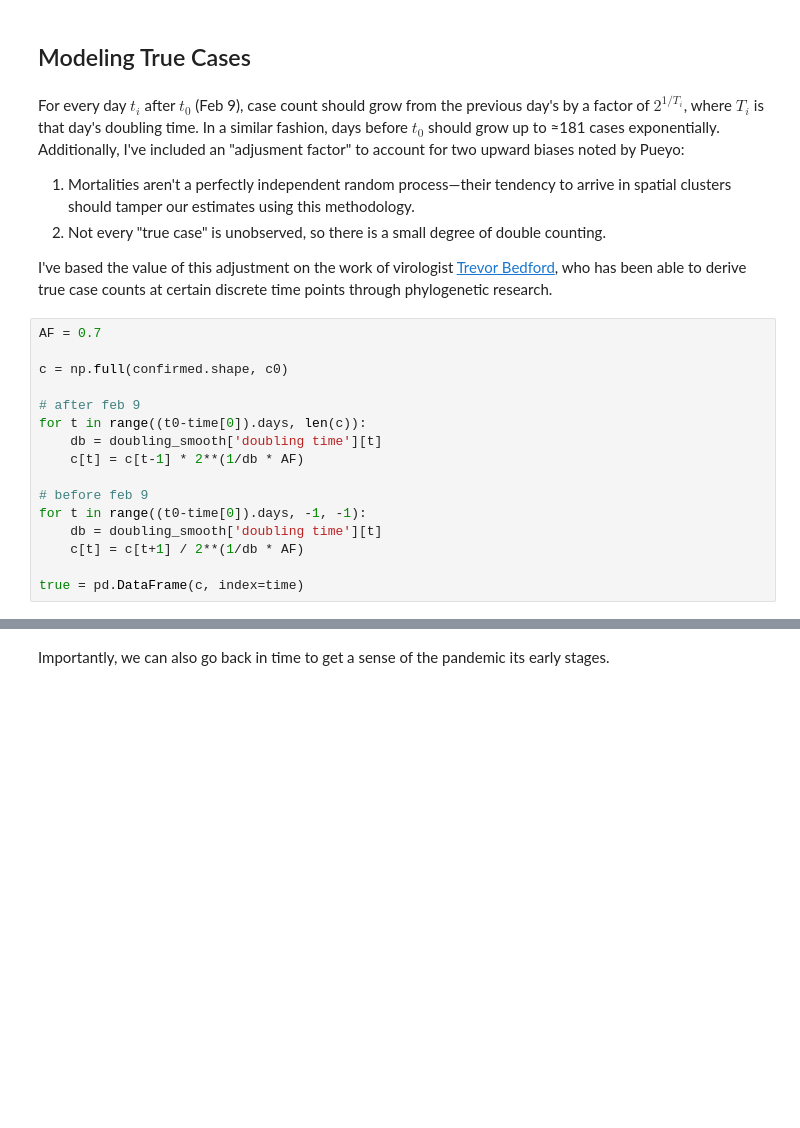
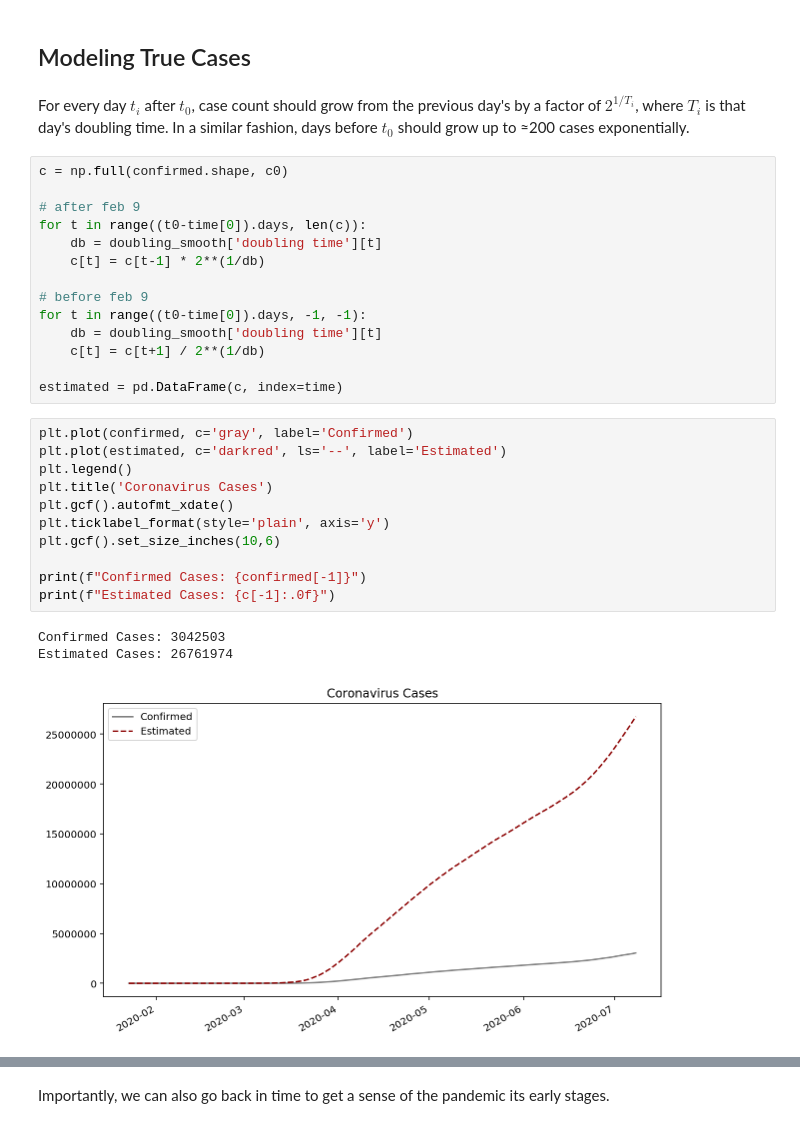
Before and after one commit to KartikChugh/COVID-Case-Estimation, a Jupyter notebook: notebook.ipynb, the cells around one changed output, grey strips where cells are left out. Saved outputs shown, nothing was run; the diff lists cells and outputs as text; blank space fills up the shorter version.

```diff
--- a/notebook.ipynb
+++ b/notebook.ipynb
@@ -147,26 +122,35 @@ Compare this to the known case count of 2 at the time, and we begin to understan
 From Feb 9, we can propagate forward the true growth of the virus using the doubling time data generated above, as well as estimate cases prior to that date.
 # %% [markdown]
 ## Modeling True Cases
-# %% [markdown]
-For every day $ t_i $ after $ t_0 $ (Feb 9), case count should grow from the previous day's by a factor of
-$2^{1/{T_i}}$, where $ T_i $ is that day's doubling time. In a similar fashion, days before $ t_0 $ should grow up to ≈181 cases exponentially. Additionally, I've included an "adjusment factor" to account for two upward biases noted by Pueyo:
-1. Mortalities aren't a perfectly independent random process—their tendency to arrive in spatial clusters should tamper our estimates using this methodology.
-2. Not every "true case" is unobserved, so there is a small degree of double counting.
-
-I've based the value of this adjustment on the work of virologist [Trevor Bedford](https://www.theatlantic.com/health/archive/2020/03/how-many-americans-are-sick-lost-february/608521/), who has been able to derive true case counts at certain discrete time points through phylogenetic research.
+# %% [markdown]
+For every day $ t_i $ after $ t_0 $, case count should grow from the previous day's by a factor of
+$2^{1/{T_i}}$, where $ T_i $ is that day's doubling time. In a similar fashion, days before $ t_0 $ should grow up to ≈200 cases exponentially.
 # %%
-AF = 0.7
-
 c = np.full(confirmed.shape, c0)
 
 # after feb 9
 for t in range((t0-time[0]).days, len(c)):
     db = doubling_smooth['doubling time'][t]
-    c[t] = c[t-1] * 2**(1/db * AF)
+    c[t] = c[t-1] * 2**(1/db)
 
 # before feb 9
 for t in range((t0-time[0]).days, -1, -1):
     db = doubling_smooth['doubling time'][t]
-    c[t] = c[t+1] / 2**(1/db * AF)
+    c[t] = c[t+1] / 2**(1/db)
 
-true = pd.DataFrame(c, index=time)
+estimated = pd.DataFrame(c, index=time)
+# %%
+plt.plot(confirmed, c='gray', label='Confirmed')
+plt.plot(estimated, c='darkred', ls='--', label='Estimated')
+plt.legend()
+plt.title('Coronavirus Cases')
+plt.gcf().autofmt_xdate()
+plt.ticklabel_format(style='plain', axis='y')
+plt.gcf().set_size_inches(10,6)
+
+print(f"Confirmed Cases: {confirmed[-1]}")
+print(f"Estimated Cases: {c[-1]:.0f}")
+# %% [output]
+Confirmed Cases: 3042503
+Estimated Cases: 26761974
+[figure, added]
```
Also changed, not shown: parts of 28 cells of this notebook.
